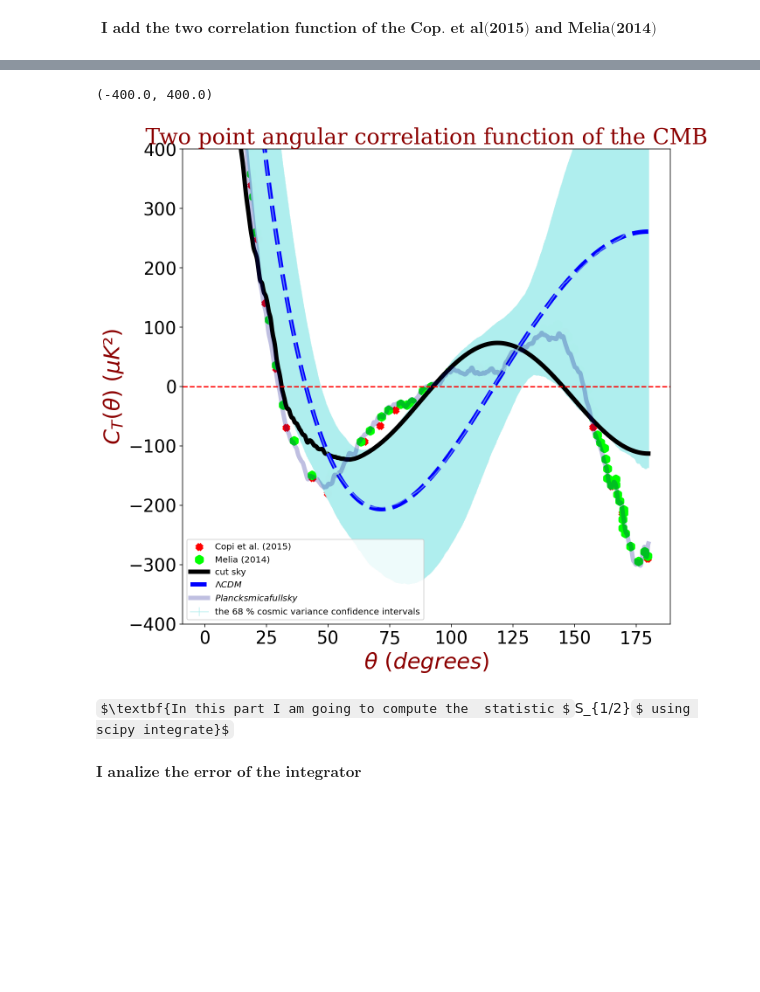
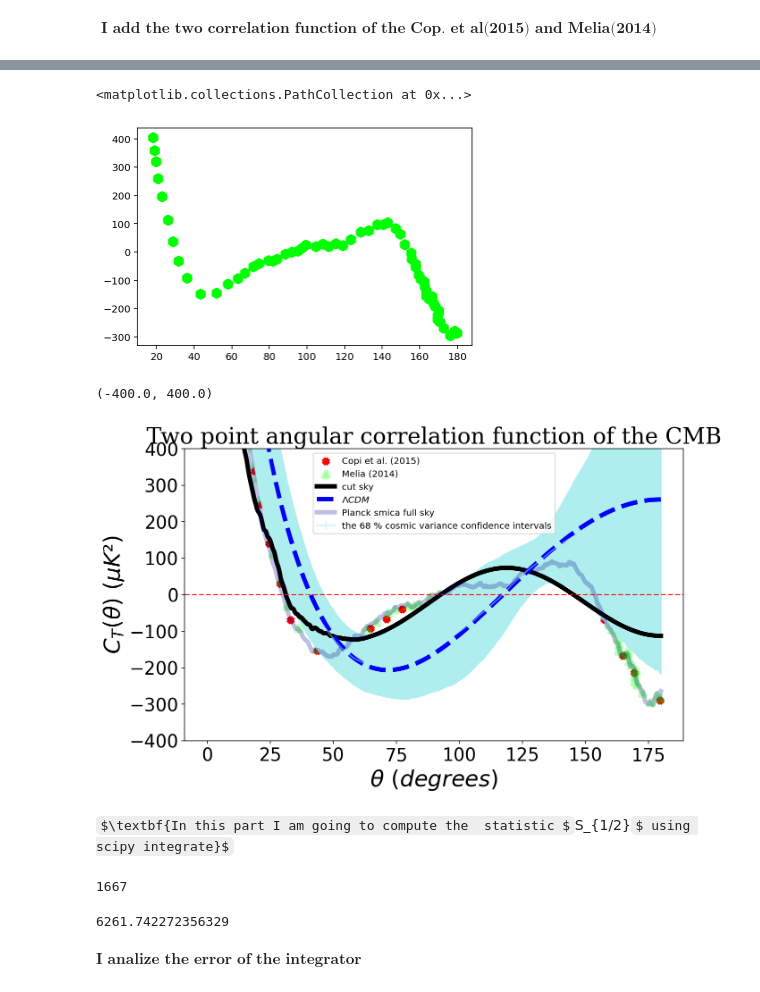
Before and after one commit to Augustocmb/cmblss, a Jupyter notebook: code/cmblss-main/correlation-function.ipynb, the cells around one changed output, grey strips where cells are left out. Drawn from its saved outputs; the diff is of its cells as text; code cells hidden in the pictures; some formulas as TeX source; blank space fills up the shorter version.

```diff
--- a/code/cmblss-main/correlation-function.ipynb
+++ b/code/cmblss-main/correlation-function.ipynb
@@ -54,8 +54,8 @@ ls = np.arange(totCL.shape[0])
 # YI use CAMB to calculate CMB correlation functions
 corrs, xvalss, weightss = correlations.gauss_legendre_correlation(totCL)
 #xvals=np.linspace(-1,1,2551)
-rk=np.arccos(xvalss)*180/np.pi # sampled theta values in degrees
-plt.plot(rk, corrs[:,0])
+theta=np.arccos(xvalss)*180/np.pi # sampled theta values in degrees
+plt.plot(theta, corrs[:,0])
 plt.ylabel(r'$\zeta_{T}(\theta)$')
 plt.xlabel(r'$\theta$')
 plt.legend()
@@ -350,35 +385,47 @@ plt.scatter(b[:,0], b[:,1], marker='h',color='lime',alpha=1,linewidths=5, label=
+# %%
+plt.scatter(b[:,0], b[:,1], marker='h',color='lime',alpha=1,linewidths=5, label='Melia (2014)')
+# %% [output]
+<matplotlib.collections.PathCollection at 0x...>
+[figure, added]
 # %%
 media = np.mean(corr,axis=0)
 sigma = np.std(corr,axis=0)
 # %%
 # Plotting the results
-plt.figure(figsize=(10,10))
+plt.figure(figsize=(10,6))
 
 # axis label
 font = {'family': 'serif',
-        'color':  'darkred',
+        'color':  'black',
         'weight': 'normal',
         'size': 25,}
 
 plt.errorbar(ra,media[:,0], yerr=sigma[:,0], color= 'paleturquoise',
              label='the 68 % cosmic variance confidence intervals',alpha=0.5)
 
 plt.scatter(a[:,0], a[:,1],marker='x', color='r', alpha= 1, linewidths=5 ,label='Copi et al. (2015)')
-plt.scatter(b[:,0], b[:,1], marker='h',color='lime',linewidth=5,alpha=1,linewidths=5, label='Melia (2014)')
+plt.scatter(b[:,0], b[:,1], marker='^',color='lime',linewidth=5,alpha=0.25,linewidths=5, label='Melia (2014)')
 plt.plot(r2, corr2[:,0],'k',alpha=1,linewidth=5,label = 'cut sky')
-plt.plot(rk, corrs[:,0],'--', color='b', linewidth=5,alpha=1,label='$\Lambda CDM $')
-plt.plot(r1, corr1[:,0], color='darkblue',linewidth=5,alpha=0.25, label =r'$Planck smica full sky $')
+plt.plot(theta, corrs[:,0],'--', color='b', linewidth=5,alpha=1,label='$\Lambda CDM $')
+plt.plot(r1, corr1[:,0], color='darkblue',linewidth=5,alpha=0.25, label ='Planck smica full sky')
 plt.xticks(fontsize = 20)
 plt.yticks(fontsize=20)
 plt.title('Two point angular correlation function of the CMB', fontdict=font)
 plt.ylabel(r'$C_{T}(\theta)~(\mu K²)$',fontdict=font)
 plt.xlabel(r'$\theta~(degrees)$',fontdict=font)
 plt.legend(loc='best')
 plt.axhline(y=0.0, color='r', linestyle='--')
 
 plt.ylim(-400,400)
 # %% [output]
 (-400.0, 400.0)
-[figure, old version]
+[figure, new version]
 # %% [markdown]
 $\textbf{In this part I am going to compute the  statistic $S_{1/2}$ using scipy integrate}$
+# %%
+# Define the integration limits
+# cos theta is between -1 and 172
+intlim_1 = (xvals_1[1:] >= -1) * (xvals_1[1:] < 1./2.)
+print(intlim_1.sum())
+# %% [output]
+1667
@@ -385,3 +437,7 @@ $\textbf{In this part I am going to compute the  statistic $S_{1/2}$ using scipy
+# %%
+print(S_half)
+# %% [output]
+6261.742272356329
 # %% [markdown]
 $ \textbf{I analize the error of the integrator} $
 # %%
```
Also changed, not shown: parts of 43 cells of this notebook.
